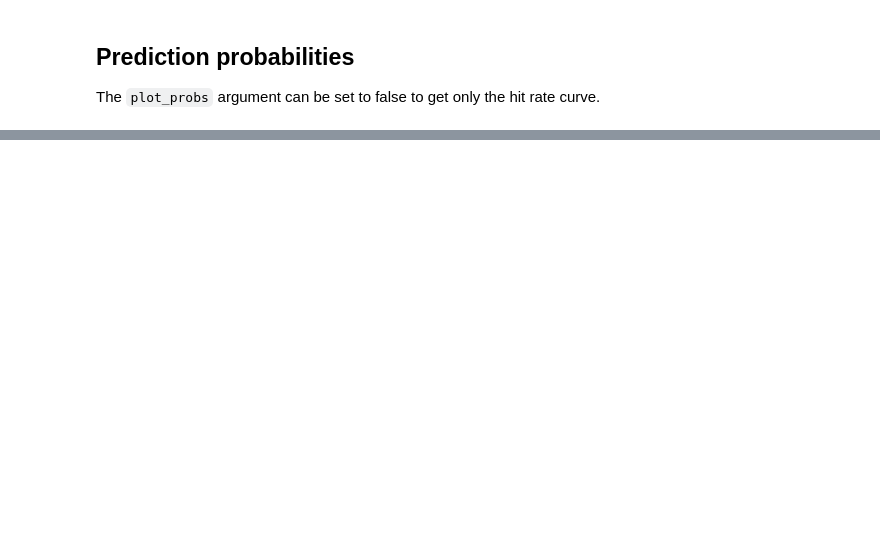
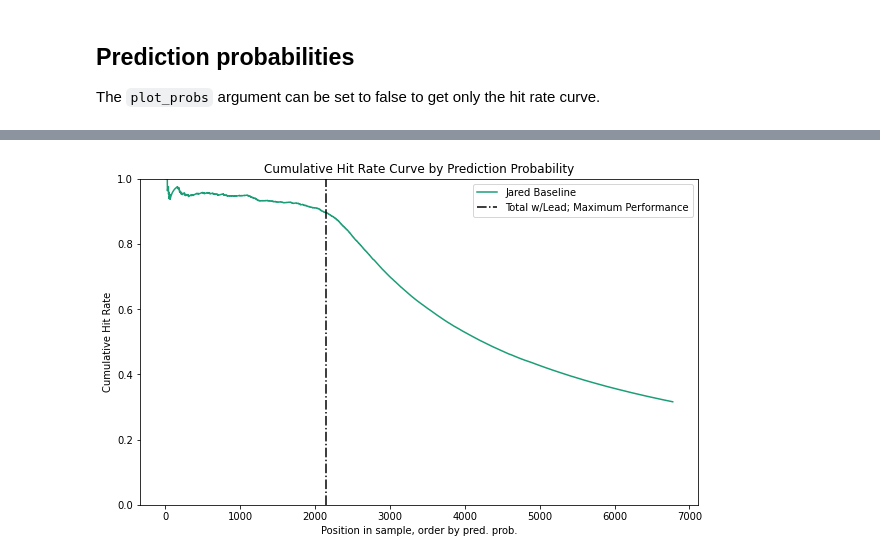
Before and after one commit to mcembalest/teamBlueConduit, a Jupyter notebook: notebooks/flint_model_example_w_plots.ipynb, the cells around one changed output, grey strips where cells are left out. Drawn from its saved outputs; the diff is of its cells as text; code cells hidden in the pictures; blank space fills up the shorter version.

```diff
--- a/notebooks/flint_model_example_w_plots.ipynb
+++ b/notebooks/flint_model_example_w_plots.ipynb
@@ -180,0 +183,5 @@ plot_hit_rate_curve(Ytest['dangerous'].astype(int), mod_list, labels=['Jared Bas
+# %%
+plot_hit_rate_curve(Ytest['dangerous'].astype(int), yhat[:,1], labels=['Jared Baseline'],
+                    plot_probs=False, max_perf=True)
+# %% [output]
+[figure, added]
```
Also changed, not shown: parts of 12 cells of this notebook, 3 other files.
